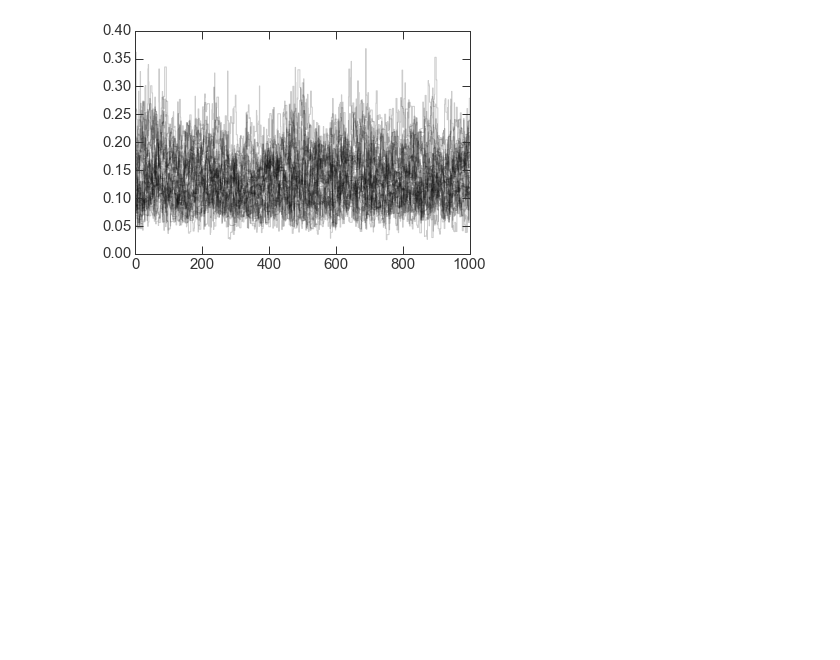
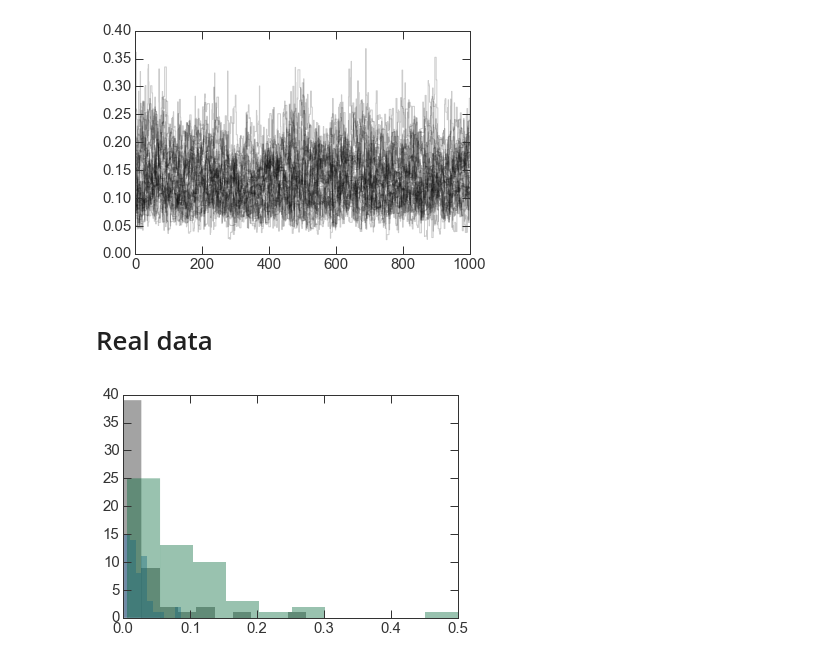
Before and after one commit to adrn/tilt-shift, a Jupyter notebook: notebooks/Paper figures.ipynb, the cells around one changed output. Saved outputs shown, nothing was run; the diff lists cells and outputs as text; code cells hidden in the pictures; blank space fills up the shorter version.

Commit message:
load real data, fit

```diff
--- a/notebooks/Paper figures.ipynb
+++ b/notebooks/Paper figures.ipynb
@@ -373,3 +380,15 @@ for i in range(ndim):
 [figure]
 [figure]
 [figure]
+# %% [markdown]
+# Real data
+# %%
+datafile = os.path.abspath("../data/ELM_WD.dat")
+names = ["name", "period", "period_err", "K", "K_err", "M1", "M1_err"]
+elm_WD = np.genfromtxt(datafile, dtype=None, usecols=range(len(names)), names=names)[:-6]
+# %%
+plt.hist(elm_WD['period_err']/elm_WD['period'], alpha=0.4);
+plt.hist(elm_WD['K_err']/elm_WD['K'], alpha=0.4);
+plt.hist(elm_WD['M1_err']/elm_WD['M1'], alpha=0.4);
+# %% [output]
+[figure, added]
```
Also changed, not shown: parts of 8 cells of this notebook.
